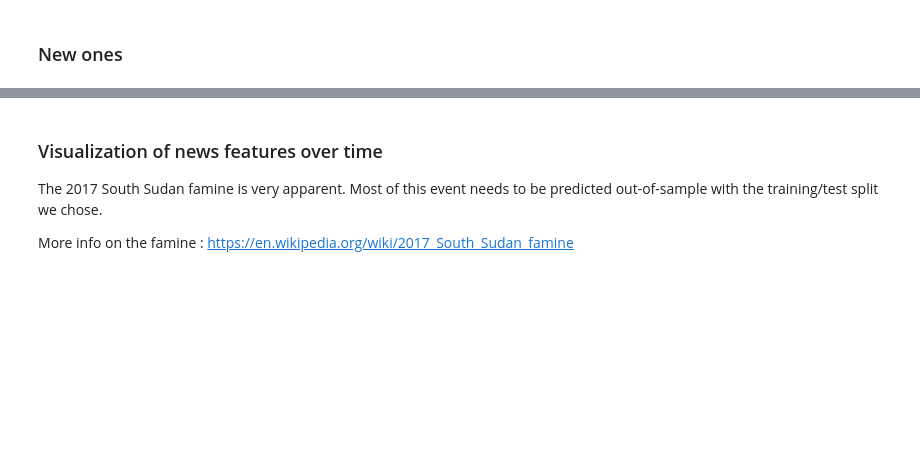
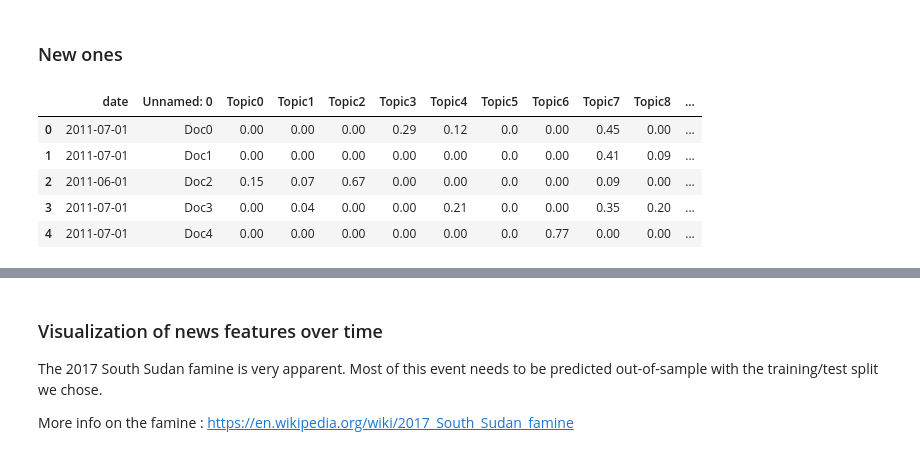
Before and after one commit to GielJW/JBG060-DC3-23-24-public, a Jupyter notebook: predictions.ipynb, the cells around one changed output, grey strips where cells are left out. Drawn from its saved outputs; the diff is of its cells as text; code cells hidden in the pictures; blank space fills up the shorter version.

```diff
--- a/predictions.ipynb
+++ b/predictions.ipynb
@@ -369,6 +369,22 @@ base_news_df.head()
 # news_df.columns
 # %% [markdown]
 ### New ones
+# %%
+news_lda_df = pd.read_csv("final_output_lda.csv") # Read news data into DataFrame
+
+# Create date column
+news_lda_df["date"] = pd.to_datetime(
+    pd.to_datetime(news_rp_df["date"], format="%Y-%m-%d").dt.strftime("%Y-%m"),
+    format="%Y-%m",
+)
+news_lda_df.head()
+# %% [output]
+|  | date | Unnamed: 0 | Topic0 | Topic1 | Topic2 | Topic3 | Topic4 | Topic5 | Topic6 | Topic7 | Topic8 | ... |
+| 0 | 2011-07-01 | Doc0 | 0.00 | 0.00 | 0.00 | 0.29 | 0.12 | 0.0 | 0.00 | 0.45 | 0.00 | ... |
+| 1 | 2011-07-01 | Doc1 | 0.00 | 0.00 | 0.00 | 0.00 | 0.00 | 0.0 | 0.00 | 0.41 | 0.09 | ... |
+| 2 | 2011-06-01 | Doc2 | 0.15 | 0.07 | 0.67 | 0.00 | 0.00 | 0.0 | 0.00 | 0.09 | 0.00 | ... |
+| 3 | 2011-07-01 | Doc3 | 0.00 | 0.04 | 0.00 | 0.00 | 0.21 | 0.0 | 0.00 | 0.35 | 0.20 | ... |
+| 4 | 2011-07-01 | Doc4 | 0.00 | 0.00 | 0.00 | 0.00 | 0.00 | 0.0 | 0.77 | 0.00 | 0.00 | ... |
 # %%
 pd.set_option('display.max_columns', None) # Display all columns in DataFrame
 # %%
```
Also changed, not shown: parts of 10 cells of this notebook, 3 other files.
